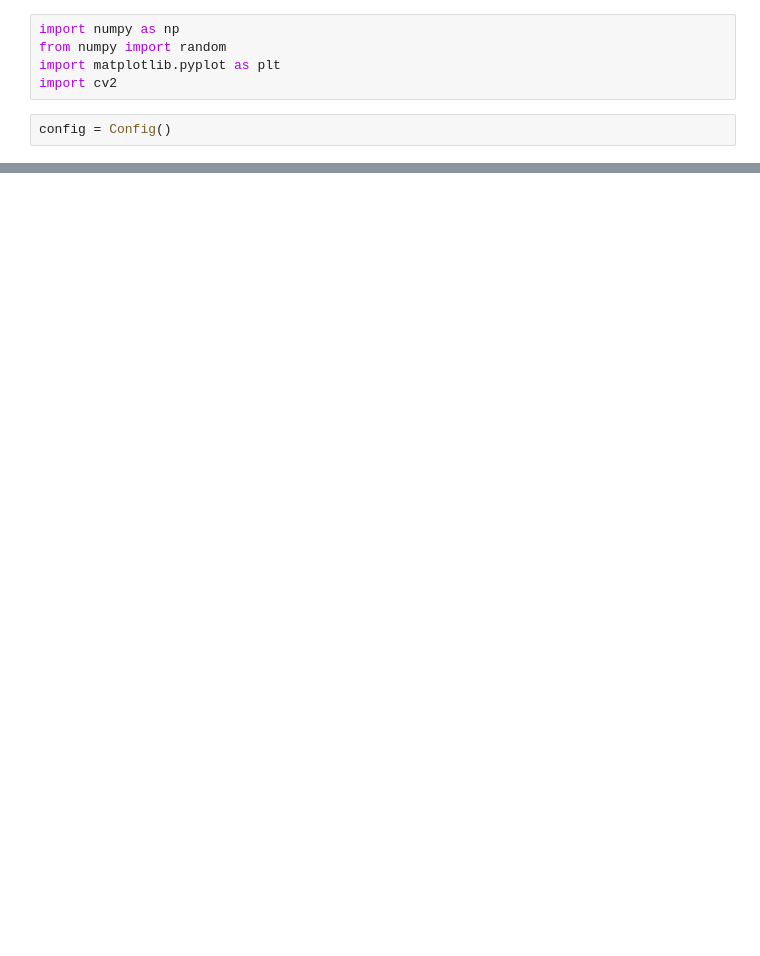
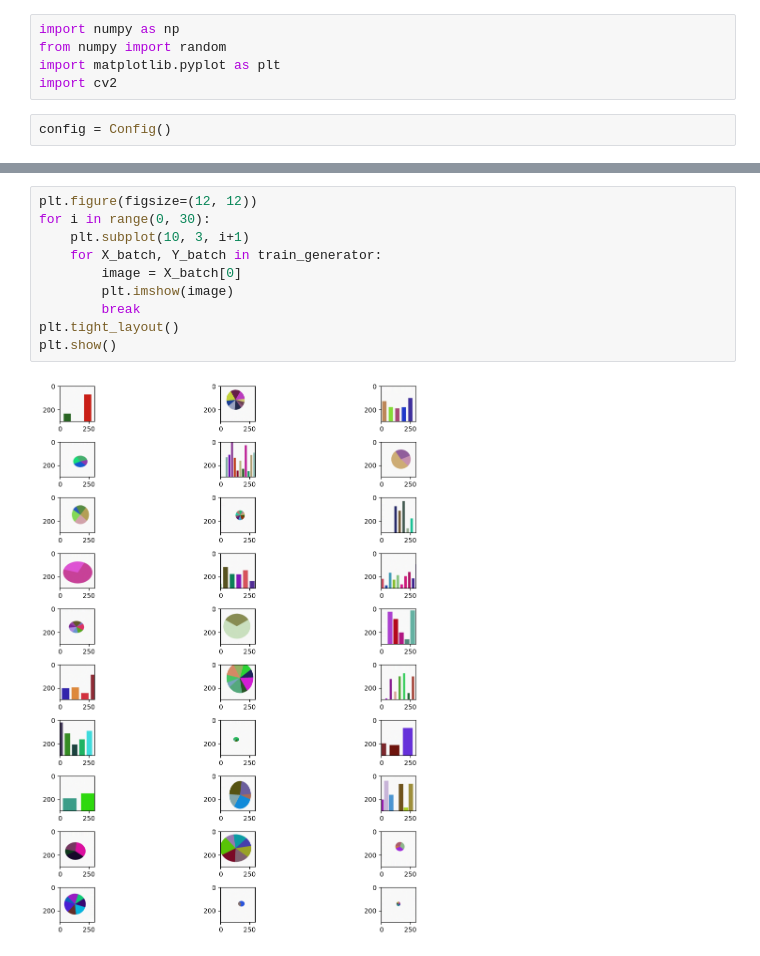
Before and after one commit to mahsageshvadi/PieBarChartClassification, a Jupyter notebook: Testing_showing_results.ipynb, the cells around one changed output, grey strips where cells are left out. Drawn from its saved outputs; the diff is of its cells as text; blank space fills up the shorter version.

```diff
--- a/Testing_showing_results.ipynb
+++ b/Testing_showing_results.ipynb
@@ -98,0 +183,12 @@ NameError: name 'train_test_split' is not defined
+# %%
+plt.figure(figsize=(12, 12))
+for i in range(0, 30):
+    plt.subplot(10, 3, i+1)
+    for X_batch, Y_batch in train_generator:
+        image = X_batch[0]
+        plt.imshow(image)
+        break
+plt.tight_layout()
+plt.show()
+# %% [output]
+[figure, added]
```
Also changed, not shown: parts of 5 cells of this notebook, 4 other files.
